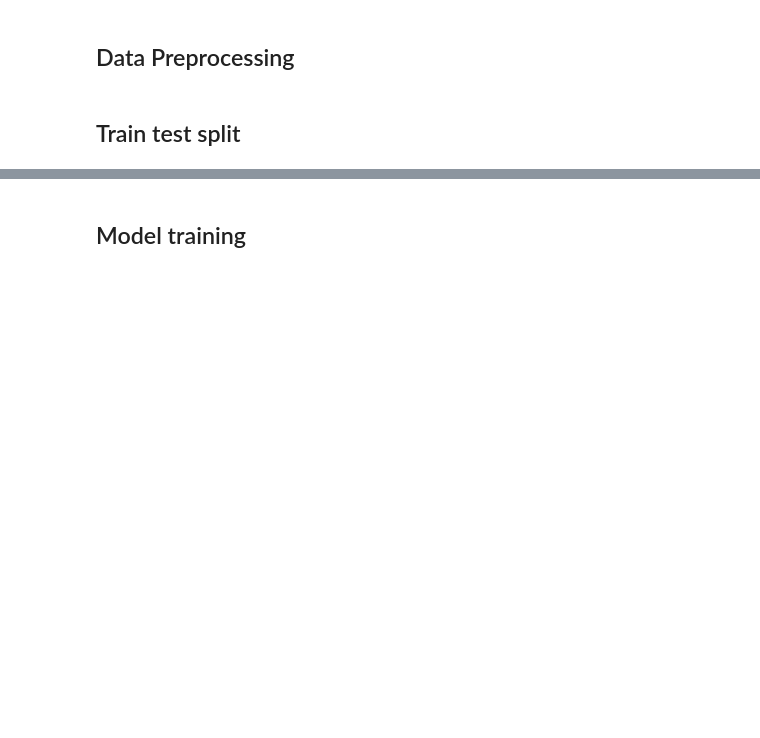
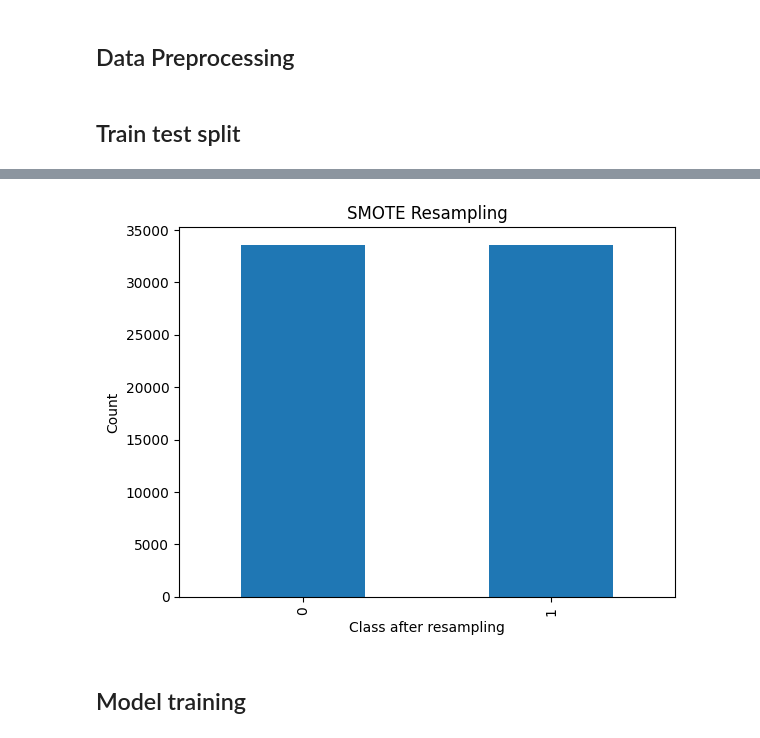
Before and after one commit to avirni5259/medical-no-show, a Jupyter notebook: Project.ipynb, the cells around one changed output, grey strips where cells are left out. Drawn from its saved outputs; the diff is of its cells as text; code cells hidden in the pictures; blank space fills up the shorter version.

```diff
--- a/Project.ipynb
+++ b/Project.ipynb
@@ -403,3 +401,13 @@ Class weights for CatBoost (use when creating CatBoostClassifier): [1.1114022030
+# %%
+import matplotlib.pyplot as plt
+
+y_train.value_counts().plot(kind='bar')
+plt.xlabel('Class after resampling')
+plt.title('SMOTE Resampling')
+plt.ylabel('Count')
+plt.show()
+# %% [output]
+[figure, added]
 # %% [markdown]
 ## Model training
 # %%
```
Also changed, not shown: parts of 2 cells of this notebook, 2 other files.
